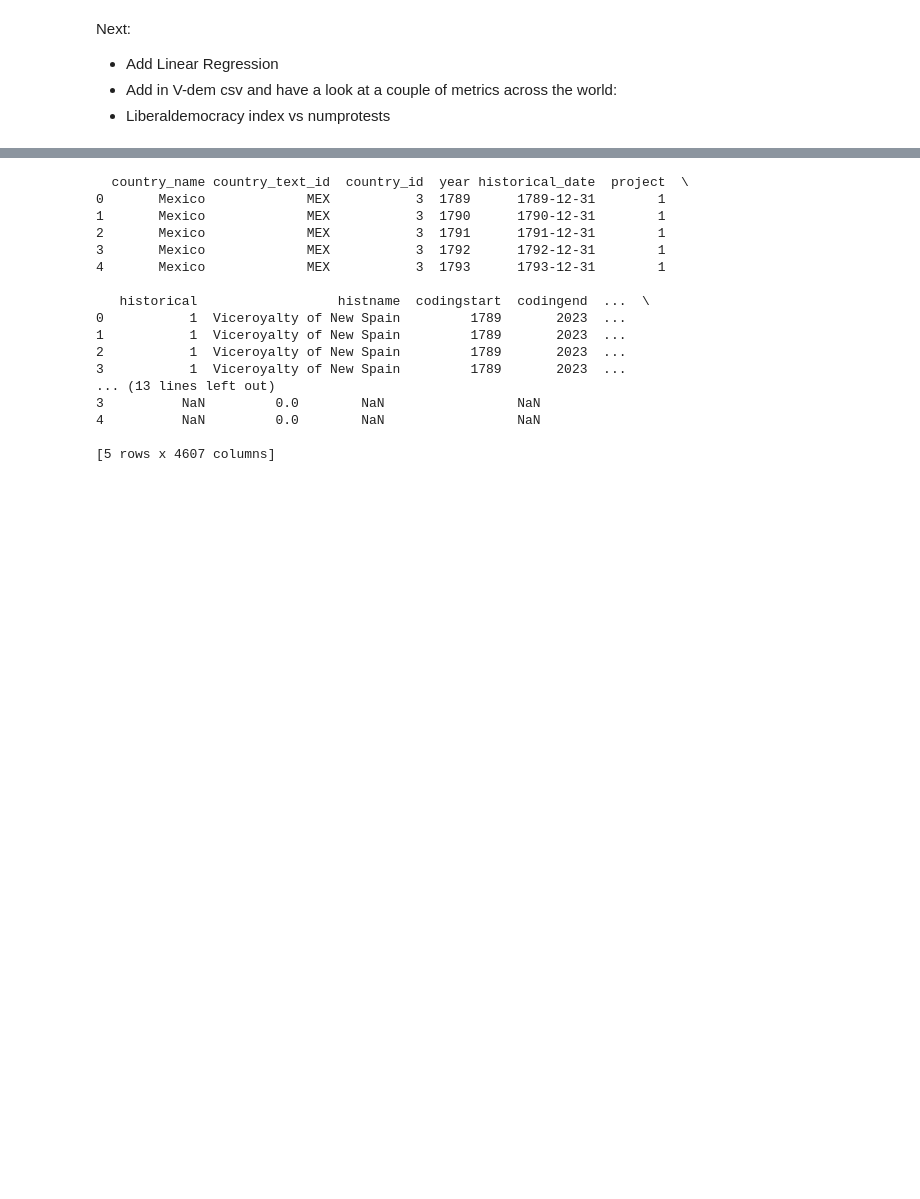
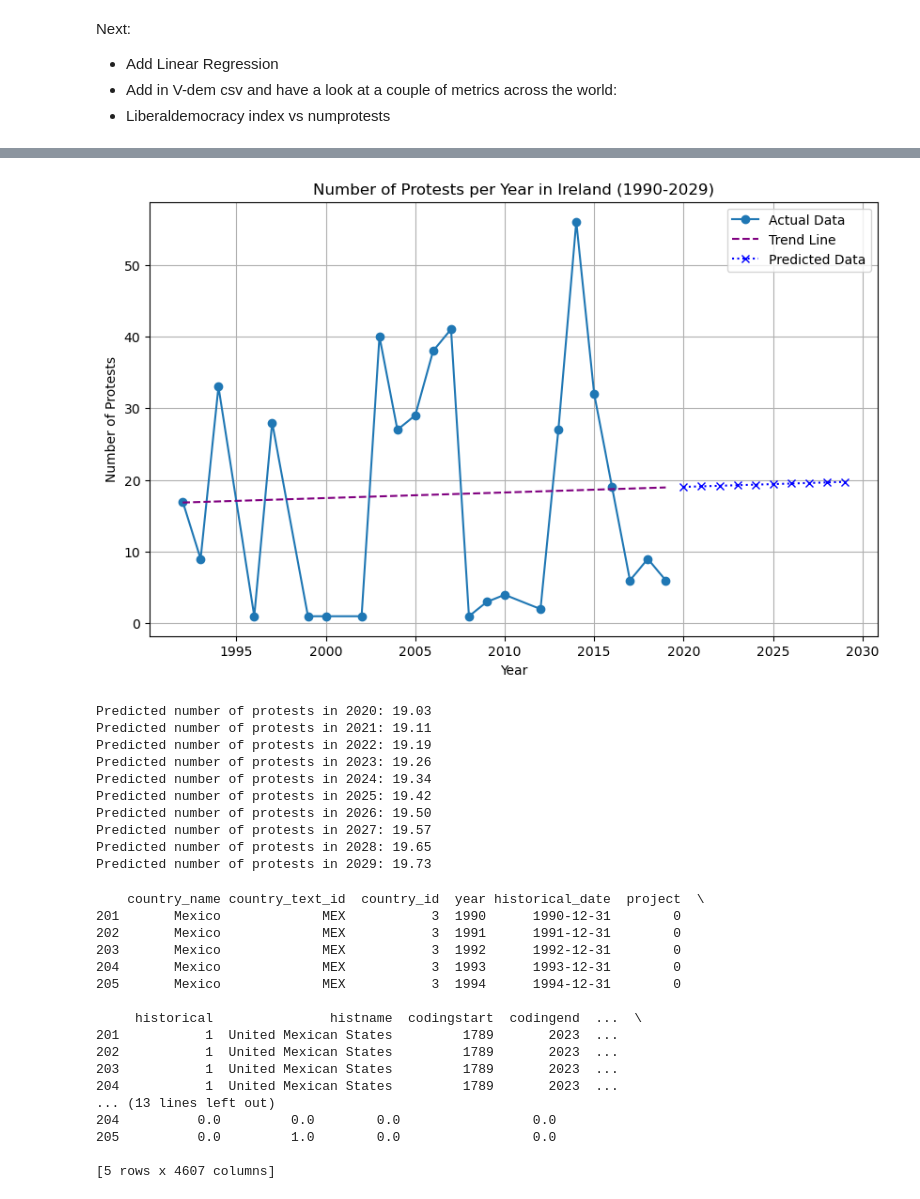
Before and after one commit to MylesHenehan/pfda, a Jupyter notebook: project/project.ipynb, the cells around one changed output, grey strips where cells are left out. Cells and saved outputs as stored; diff of their text form; code cells hidden in the pictures; blank space fills up the shorter version.

```diff
--- a/project/project.ipynb
+++ b/project/project.ipynb
@@ -280,23 +318,55 @@ Next:
+# %%
+# Predict for the next 10 years
+future_years = np.arange(2020, 2030).reshape(-1, 1)
+future_protests = model.predict(future_years)
+
+# Combine predictions with actual data
+plt.figure(figsize=(10, 6))
+plt.plot(protests_per_year_ie['year'], protests_per_year_ie['num_protests'], marker='o', label='Actual Data')
+plt.plot(protests_per_year_ie['year'], model.predict(X), color='purple', linestyle='--', label='Trend Line')
+plt.plot(future_years, future_protests, marker='x', linestyle=':', color='blue', label='Predicted Data')
+plt.title('Number of Protests per Year in Ireland (1990-2029)')
+plt.xlabel('Year')
+plt.ylabel('Number of Protests')
+plt.grid()
+plt.legend()
+plt.show()
+
+# Print predictions
+for year, pred in zip(future_years.flatten(), future_protests):
+    print(f"Predicted number of protests in {year}: {pred:.2f}")
+# %% [output]
+[figure, added]
+Predicted number of protests in 2020: 19.03
+Predicted number of protests in 2021: 19.11
+Predicted number of protests in 2022: 19.19
+Predicted number of protests in 2023: 19.26
+Predicted number of protests in 2024: 19.34
+Predicted number of protests in 2025: 19.42
+Predicted number of protests in 2026: 19.50
+Predicted number of protests in 2027: 19.57
+Predicted number of protests in 2028: 19.65
+Predicted number of protests in 2029: 19.73
 # %%
 vdem_path = "/Users/myleshenehan/Downloads/Correct-pfda/pfda/project/data/v-dem.csv.gz"
-vdem_df = pd.read_csv(vdem_path, compression='gzip')
-
+vdem_df = pd.read_csv(vdem_path, compression='gzip') # after problems with Github's size limits, I decided to compress the csv.
+vdem_df = vdem_df[(vdem_df['year'] >= 1990) & (vdem_df['year'] <= 2019)]
 print(vdem_df.head())
 # %% [output]
-  country_name country_text_id  country_id  year historical_date  project  \
-0       Mexico             MEX           3  1789      1789-12-31        1
-1       Mexico             MEX           3  1790      1790-12-31        1
-2       Mexico             MEX           3  1791      1791-12-31        1
-3       Mexico             MEX           3  1792      1792-12-31        1
-4       Mexico             MEX           3  1793      1793-12-31        1
+    country_name country_text_id  country_id  year historical_date  project  \
+201       Mexico             MEX           3  1990      1990-12-31        0
+202       Mexico             MEX           3  1991      1991-12-31        0
+203       Mexico             MEX           3  1992      1992-12-31        0
+204       Mexico             MEX           3  1993      1993-12-31        0
+205       Mexico             MEX           3  1994      1994-12-31        0
 
-   historical                  histname  codingstart  codingend  ...  \
-0           1  Viceroyalty of New Spain         1789       2023  ...
-1           1  Viceroyalty of New Spain         1789       2023  ...
-2           1  Viceroyalty of New Spain         1789       2023  ...
-3           1  Viceroyalty of New Spain         1789       2023  ...
+     historical               histname  codingstart  codingend  ...  \
+201           1  United Mexican States         1789       2023  ...
+202           1  United Mexican States         1789       2023  ...
+203           1  United Mexican States         1789       2023  ...
+204           1  United Mexican States         1789       2023  ...
 ... (13 lines left out)
-3          NaN         0.0        NaN                 NaN
-4          NaN         0.0        NaN                 NaN
+204          0.0         0.0        0.0                 0.0
+205          0.0         1.0        0.0                 0.0
 
 [5 rows x 4607 columns]
```
Also changed, not shown: parts of 16 cells of this notebook.
